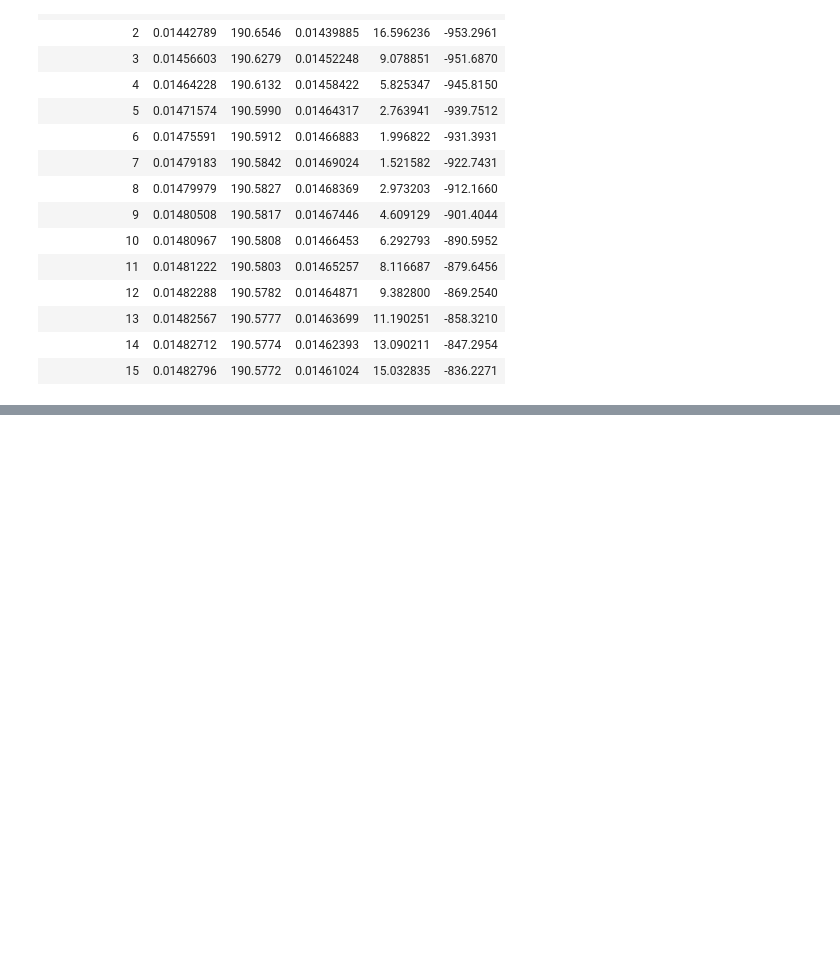
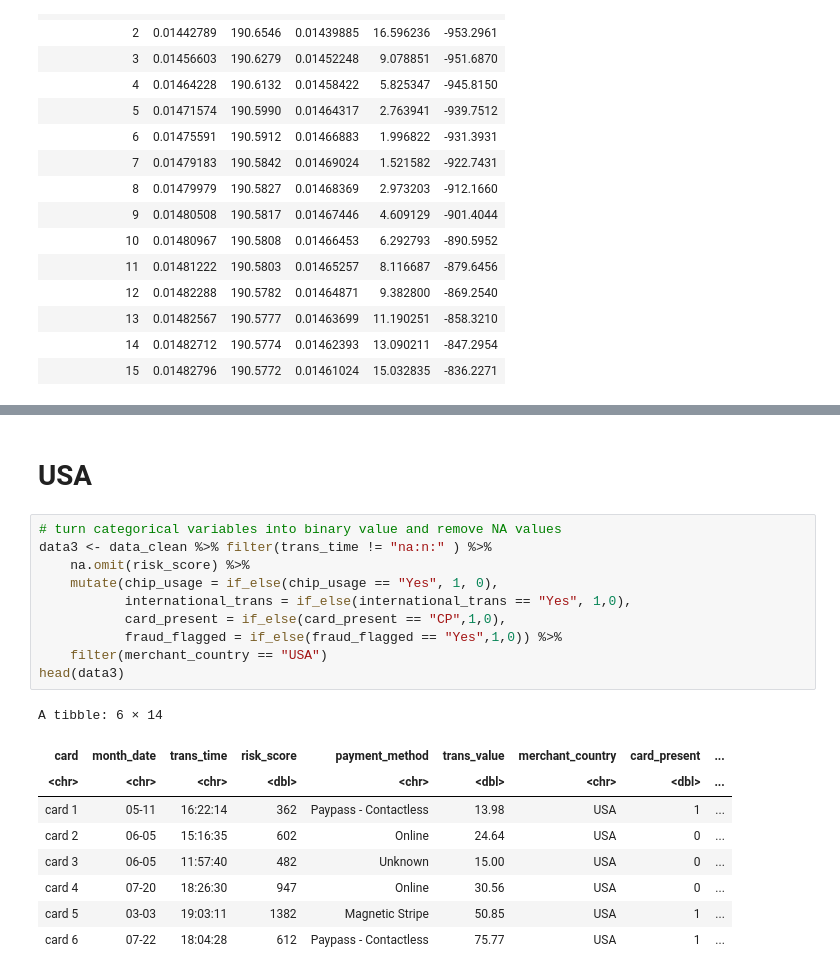
Before and after one commit to khuedo22/BOLT-Datathon-2024, a Jupyter notebook: logistic_model.ipynb, the cells around one changed output, grey strips where cells are left out. Drawn from its saved outputs; the diff is of its cells as text; blank space fills up the shorter version.

```diff
--- a/logistic_model.ipynb
+++ b/logistic_model.ipynb
@@ -270,2 +254,24 @@ Prediction     0     1
 
        'Positive' Class : 1
+# %% [markdown]
+# USA
+# %%
+# turn categorical variables into binary value and remove NA values
+data3 <- data_clean %>% filter(trans_time != "na:n:" ) %>%
+    na.omit(risk_score) %>%
+    mutate(chip_usage = if_else(chip_usage == "Yes", 1, 0),
+           international_trans = if_else(international_trans == "Yes", 1,0),
+           card_present = if_else(card_present == "CP",1,0),
+           fraud_flagged = if_else(fraud_flagged == "Yes",1,0)) %>%
+    filter(merchant_country == "USA")
+head(data3)
+# %% [output]
+A tibble: 6 × 14
+| card | month_date | trans_time | risk_score | payment_method | trans_value | merchant_country | card_present | ... |
+| <chr> | <chr> | <chr> | <dbl> | <chr> | <dbl> | <chr> | <dbl> | ... |
+| card 1 | 05-11 | 16:22:14 | 362 | Paypass - Contactless | 13.98 | USA | 1 | ... |
+| card 2 | 06-05 | 15:16:35 | 602 | Online | 24.64 | USA | 0 | ... |
+| card 3 | 06-05 | 11:57:40 | 482 | Unknown | 15.00 | USA | 0 | ... |
+| card 4 | 07-20 | 18:26:30 | 947 | Online | 30.56 | USA | 0 | ... |
+| card 5 | 03-03 | 19:03:11 | 1382 | Magnetic Stripe | 50.85 | USA | 1 | ... |
+| card 6 | 07-22 | 18:04:28 | 612 | Paypass - Contactless | 75.77 | USA | 1 | ... |
```
Also changed, not shown: parts of 18 cells of this notebook.
